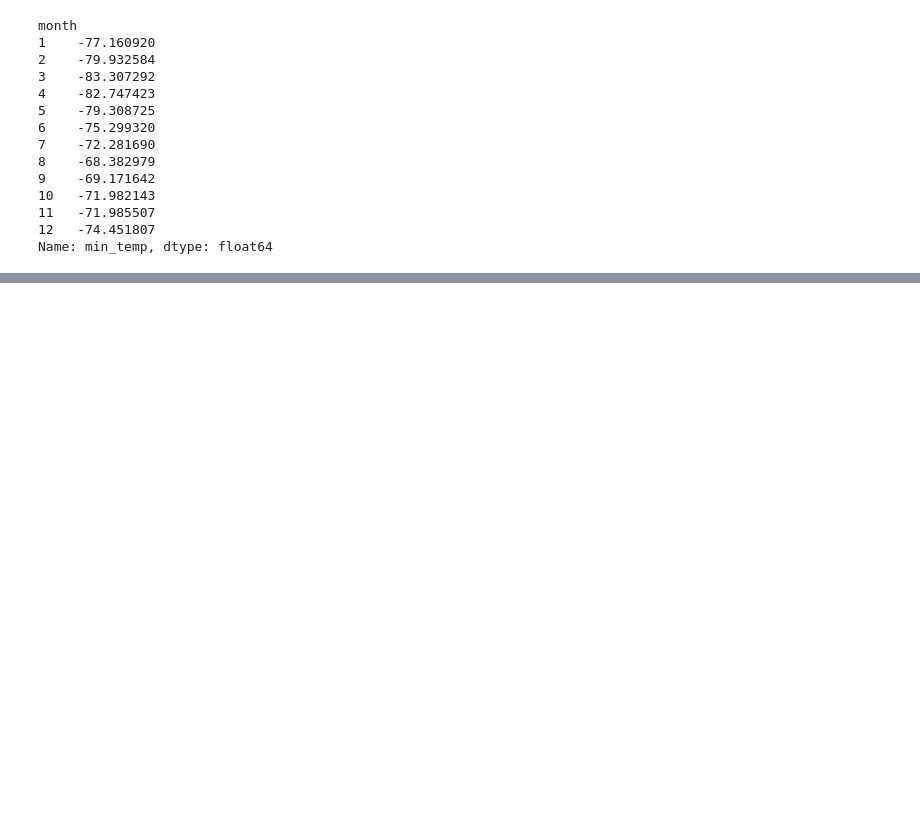
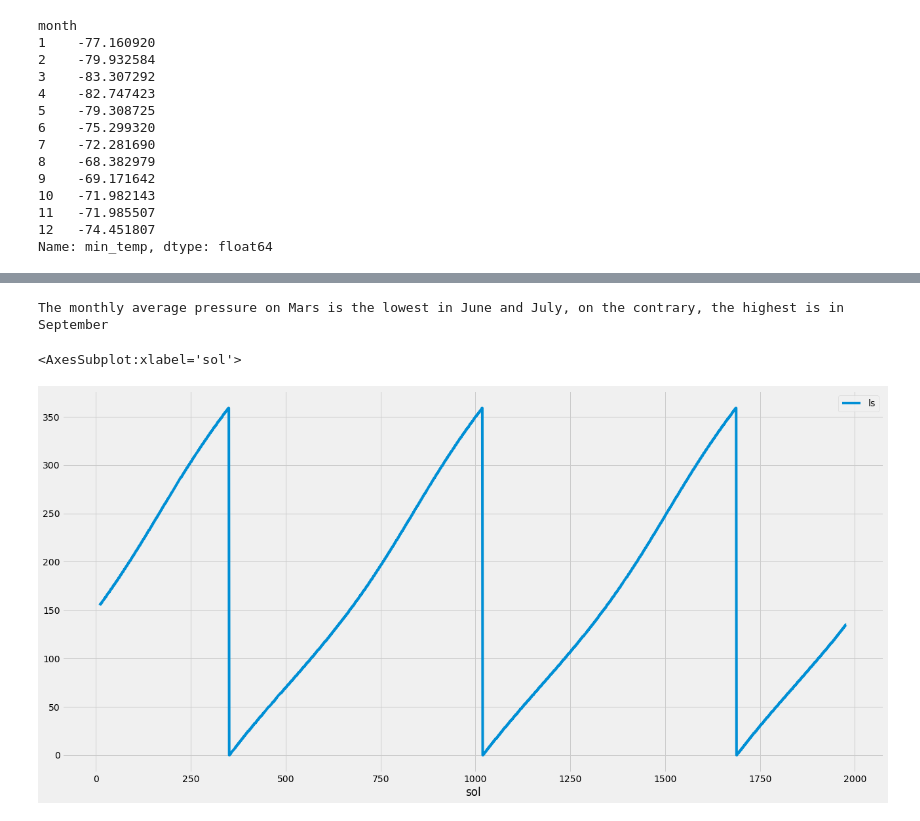
Before and after one commit to yan-ash/scrape_challenge, a Jupyter notebook: mars_data_challenge_part2.ipynb, the cells around one changed output, grey strips where cells are left out. Saved outputs shown, nothing was run; the diff lists cells and outputs as text; code cells hidden in the pictures; blank space fills up the shorter version.

```diff
--- a/mars_data_challenge_part2.ipynb
+++ b/mars_data_challenge_part2.ipynb
@@ -105,0 +133,13 @@ avg_pressure_df.plot(kind= 'bar', ylabel='Average Pressure', title='Atmospheric
+# %%
+print("The monthly average pressure on Mars is the lowest in June and July, on the contrary, the highest is in September")
+# %% [output]
+The monthly average pressure on Mars is the lowest in June and July, on the contrary, the highest is in September
+# %%
+from re import X
+from tkinter import Y
+
+
+df.plot(y = 'ls', x= "sol", figsize=(20,10))
+# %% [output]
+<AxesSubplot:xlabel='sol'>
+[figure, added]
```
Also changed, not shown: parts of 12 cells of this notebook, 4 other files.
